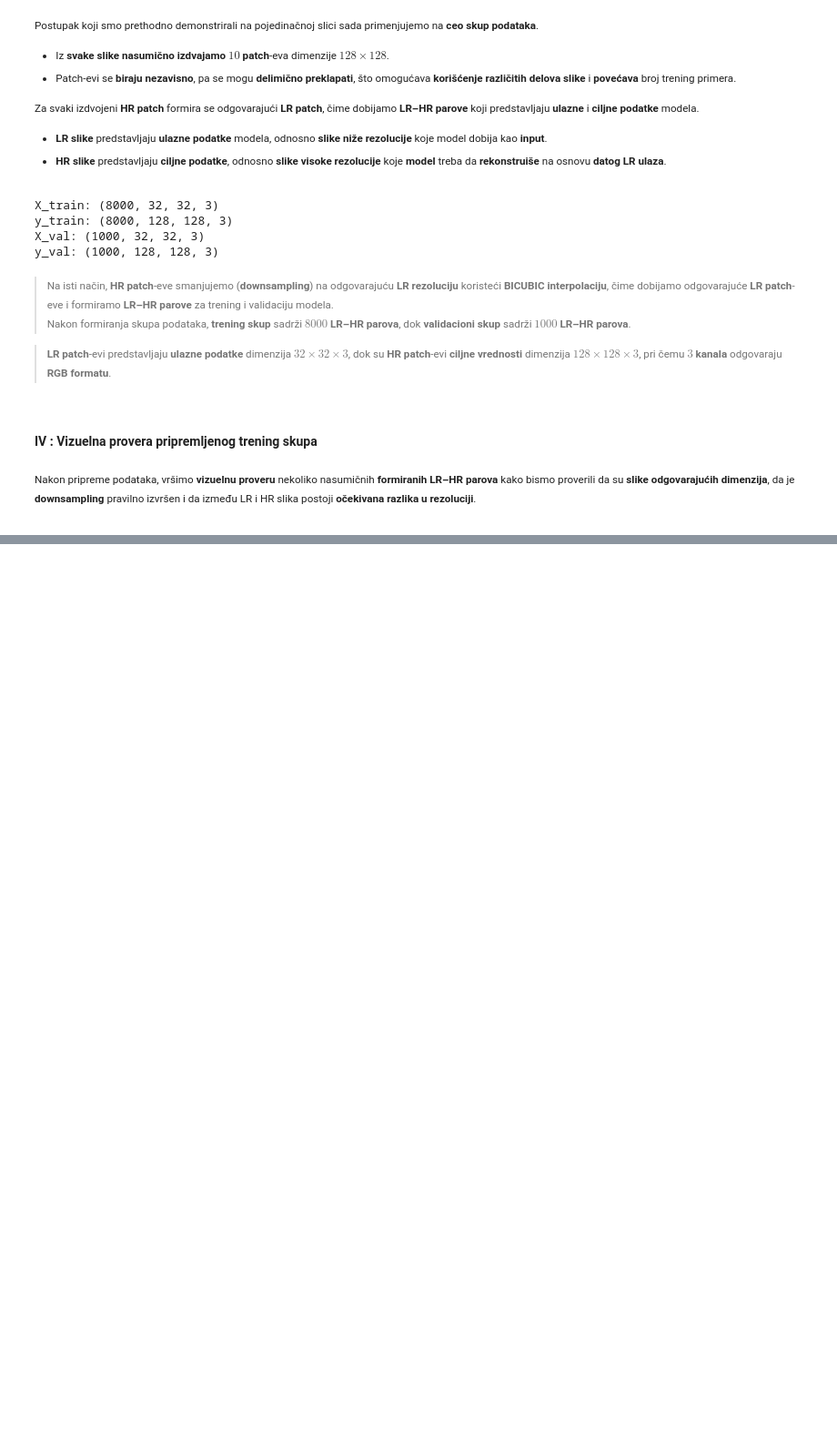
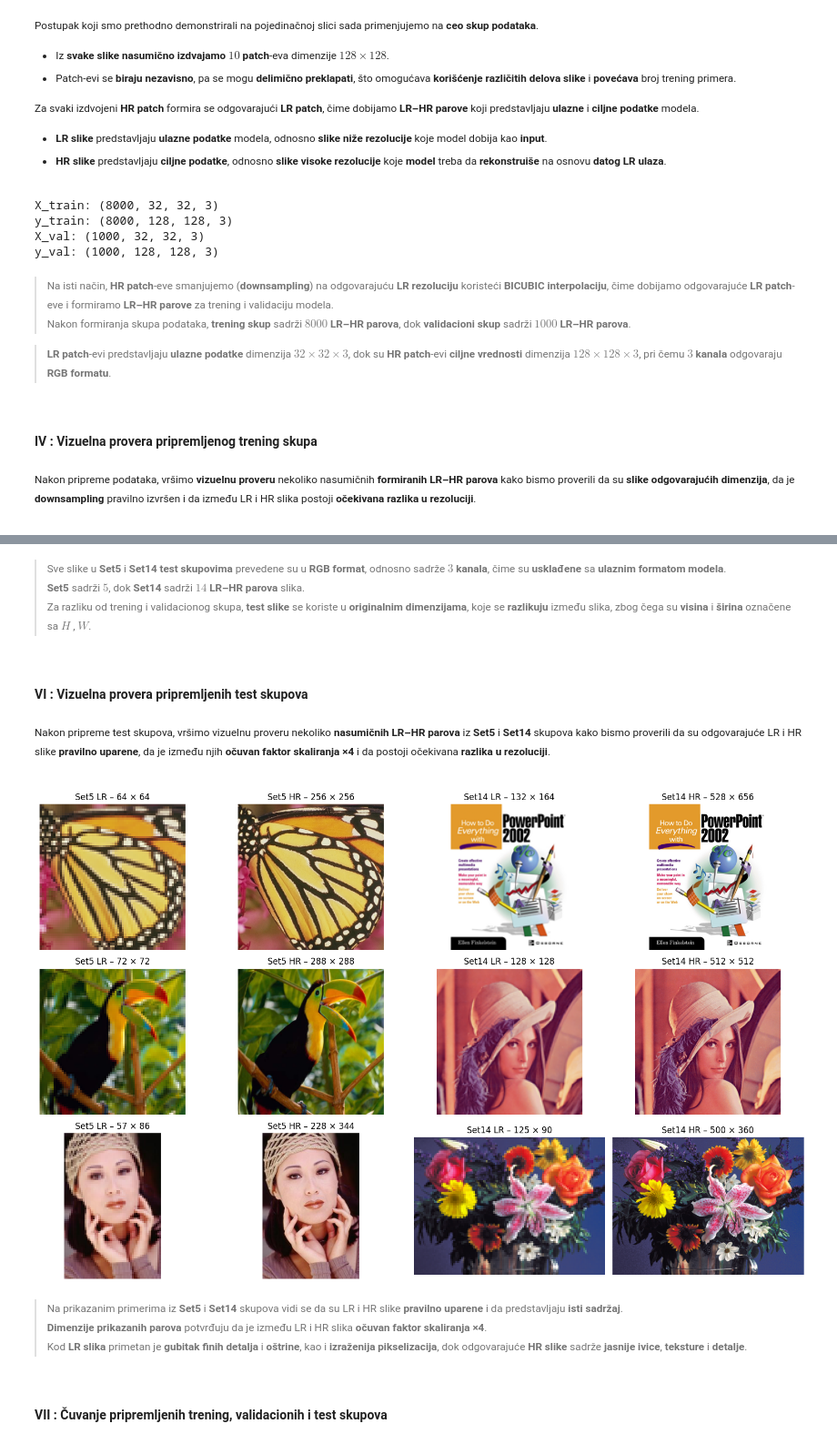
Before and after one commit to NatalijaLazic/Rekonstrukcija-i-super-rezolucija-istorijskih-slika, a Jupyter notebook: notebooks/02_Data_Preparation.ipynb, the cells around one changed output, grey strips where cells are left out. Shown at 91% size. Cells and saved outputs as stored; diff of their text form; code cells hidden in the pictures; blank space fills up the shorter version.

Commit message:
Added Test sets preparation

```diff
--- a/notebooks/02_Data_Preparation.ipynb
+++ b/notebooks/02_Data_Preparation.ipynb
@@ -228,0 +306,65 @@ plt.show()
+# %% [markdown]
+<small>
+
+> Sve slike u **Set5** i **Set14 test skupovima** prevedene su u **RGB format**, odnosno sadrže $3$ **kanala**, čime su **usklađene** sa **ulaznim formatom modela**. <br>
+> **Set5** sadrži $5$, dok **Set14** sadrži $14$ **LR–HR parova** slika. <br>
+> Za razliku od trening i validacionog skupa, **test slike** se koriste u **originalnim dimenzijama**, koje se **razlikuju** između slika, zbog čega su **visina** i **širina** označene sa $H$ , $W$.
+
+</small>
+# %% [markdown]
+#### VI : Vizuelna provera pripremljenih test skupova
+# %% [markdown]
+<small>
+
+Nakon pripreme test skupova, vršimo vizuelnu proveru nekoliko **nasumičnih LR–HR parova** iz **Set5** i **Set14** skupova kako bismo proverili da su odgovarajuće LR i HR slike **pravilno uparene**, da je između njih **očuvan faktor skaliranja ×4** i da postoji očekivana **razlika u rezoluciji**.
+
+</small>
+# %%
+fig, axes = plt.subplots(3, 4, figsize=(16, 10))
+
+indices_set5 = random.sample(range(len(X_test_set5)), 3)
+indices_set14 = random.sample(range(len(X_test_set14)), 3)
+
+for i in range(3):
+
+    idx5 = indices_set5[i]
+    idx14 = indices_set14[i]
+
+    axes[i, 0].imshow(X_test_set5[idx5])
+    axes[i, 0].set_title(
+        f"Set5 LR – {X_test_set5[idx5].shape[1]} × {X_test_set5[idx5].shape[0]}"
+    )
+    axes[i, 0].axis("off")
+
+    axes[i, 1].imshow(y_test_set5[idx5])
+    axes[i, 1].set_title(
+        f"Set5 HR – {y_test_set5[idx5].shape[1]} × {y_test_set5[idx5].shape[0]}"
+    )
+    axes[i, 1].axis("off")
+
+    axes[i, 2].imshow(X_test_set14[idx14])
+    axes[i, 2].set_title(
+        f"Set14 LR – {X_test_set14[idx14].shape[1]} × {X_test_set14[idx14].shape[0]}"
+    )
+    axes[i, 2].axis("off")
+
+    axes[i, 3].imshow(y_test_set14[idx14])
+    axes[i, 3].set_title(
+        f"Set14 HR – {y_test_set14[idx14].shape[1]} × {y_test_set14[idx14].shape[0]}"
+    )
+    axes[i, 3].axis("off")
+
+plt.tight_layout()
+plt.show()
+# %% [output]
+[figure, added]
+# %% [markdown]
+<small>
+
+> Na prikazanim primerima iz **Set5** i **Set14** skupova vidi se da su LR i HR slike **pravilno uparene** i da predstavljaju **isti sadržaj**. <br>
+> **Dimenzije prikazanih parova** potvrđuju da je između LR i HR slika **očuvan faktor skaliranja ×4**. <br>
+> Kod **LR slika** primetan je **gubitak finih detalja** i **oštrine**, kao i **izraženija pikselizacija**, dok odgovarajuće **HR slike** sadrže **jasnije ivice**, **teksture** i **detalje**.
+
+</small>
+# %% [markdown]
+#### VII : Čuvanje pripremljenih trening, validacionih i test skupova
```
Also changed, not shown: parts of 11 cells of this notebook.
